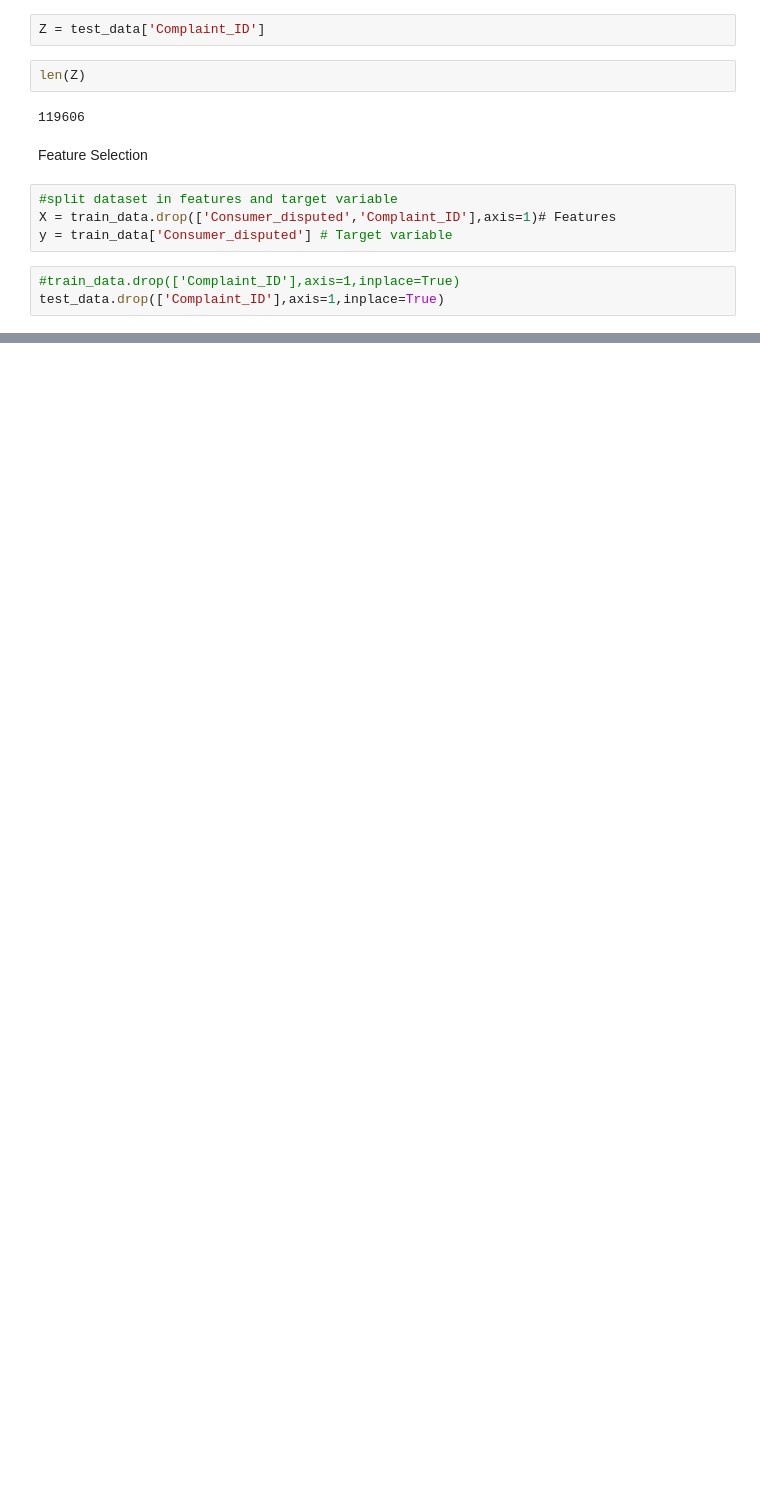
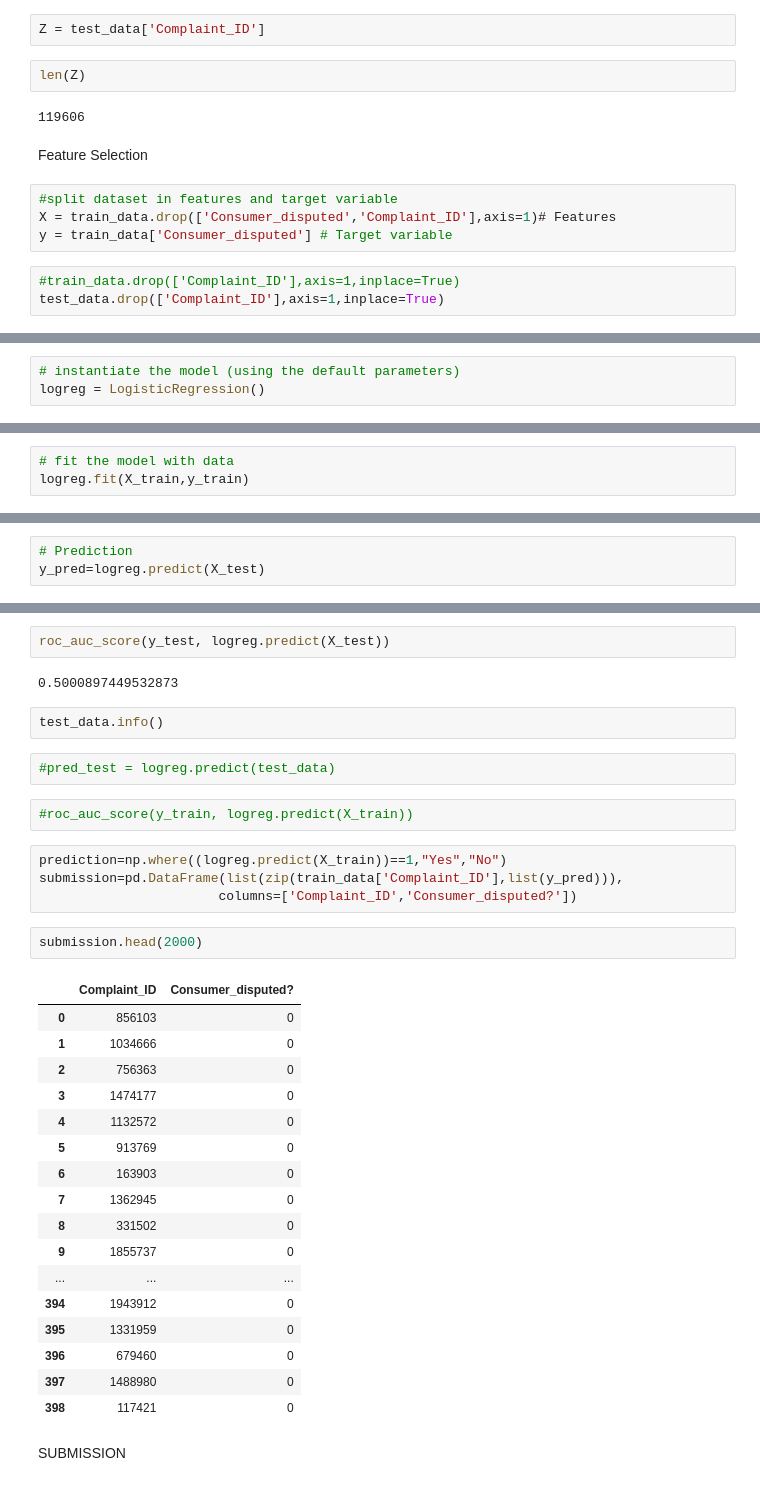
Before and after one commit to Anmol-dot-cyber/Data_Science_Projects, a Jupyter notebook: Consumer_complaints/Consumer_Complaints.ipynb, the cells around one changed output, grey strips where cells are left out. Saved outputs shown, nothing was run; the diff lists cells and outputs as text; blank space fills up the shorter version.

```diff
--- a/Consumer_complaints/Consumer_Complaints.ipynb
+++ b/Consumer_complaints/Consumer_Complaints.ipynb
@@ -607,0 +911,3 @@ test_data.drop(['Complaint_ID'],axis=1,inplace=True)
+# %%
+# instantiate the model (using the default parameters)
+logreg = LogisticRegression()
@@ -607,0 +922,3 @@ test_data.drop(['Complaint_ID'],axis=1,inplace=True)
+# %%
+# fit the model with data
+logreg.fit(X_train,y_train)
@@ -607,0 +931,3 @@ test_data.drop(['Complaint_ID'],axis=1,inplace=True)
+# %%
+# Prediction
+y_pred=logreg.predict(X_test)
@@ -607,0 +972,36 @@ test_data.drop(['Complaint_ID'],axis=1,inplace=True)
+# %%
+roc_auc_score(y_test, logreg.predict(X_test))
+# %% [output]
+0.5000897449532873
+# %%
+test_data.info()
+# %%
+#pred_test = logreg.predict(test_data)
+# %%
+#roc_auc_score(y_train, logreg.predict(X_train))
+# %%
+prediction=np.where((logreg.predict(X_train))==1,"Yes","No")
+submission=pd.DataFrame(list(zip(train_data['Complaint_ID'],list(y_pred))),
+                       columns=['Complaint_ID','Consumer_disputed?'])
+# %%
+submission.head(2000)
+# %% [output]
+|  | Complaint_ID | Consumer_disputed? |
+| 0 | 856103 | 0 |
+| 1 | 1034666 | 0 |
+| 2 | 756363 | 0 |
+| 3 | 1474177 | 0 |
+| 4 | 1132572 | 0 |
+| 5 | 913769 | 0 |
+| 6 | 163903 | 0 |
+| 7 | 1362945 | 0 |
+| 8 | 331502 | 0 |
+| 9 | 1855737 | 0 |
+| ... | ... | ... |
+| 394 | 1943912 | 0 |
+| 395 | 1331959 | 0 |
+| 396 | 679460 | 0 |
+| 397 | 1488980 | 0 |
+| 398 | 117421 | 0 |
+# %% [markdown]
+SUBMISSION
```
Also changed, not shown: parts of 110 cells of this notebook.
